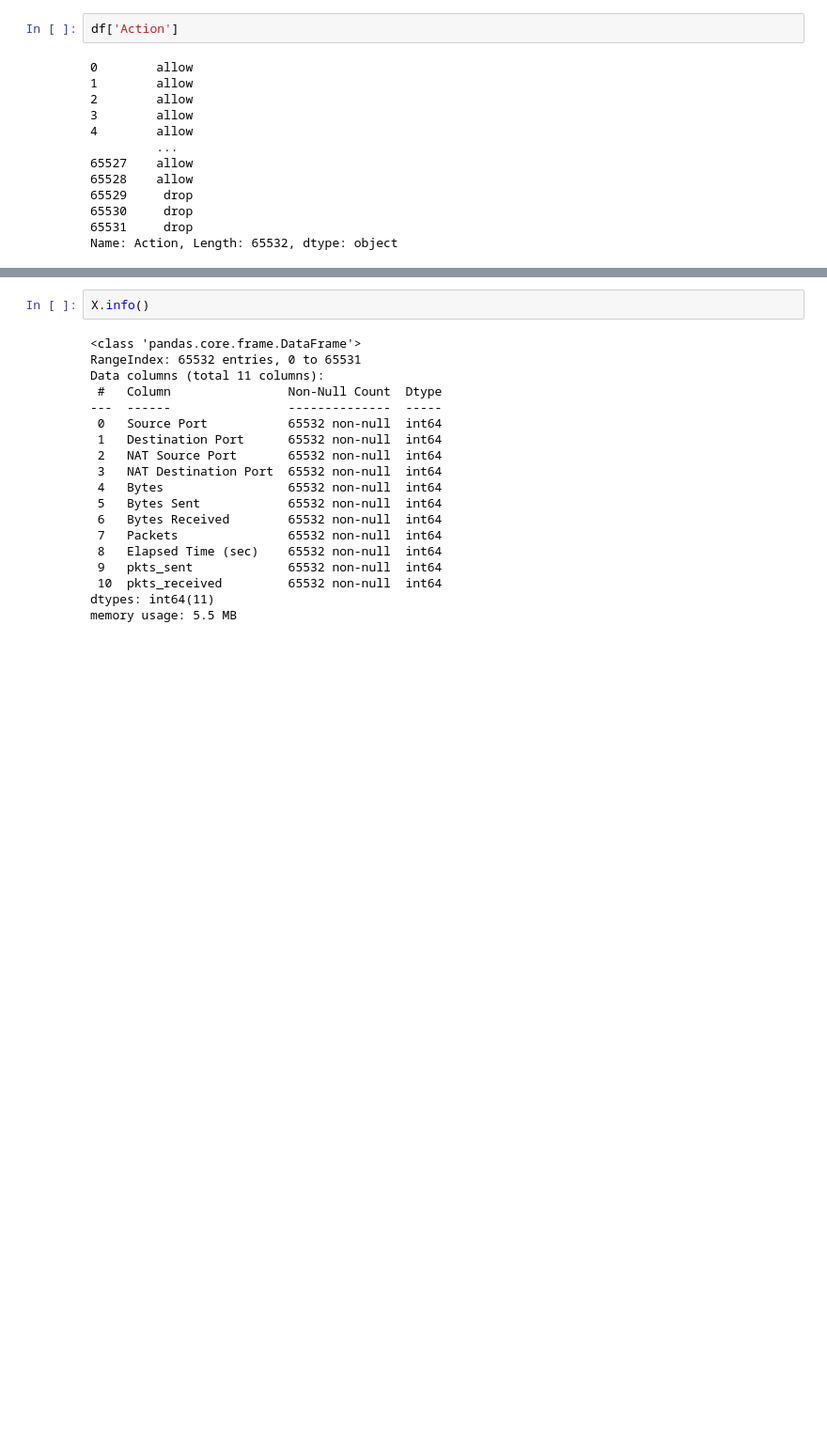
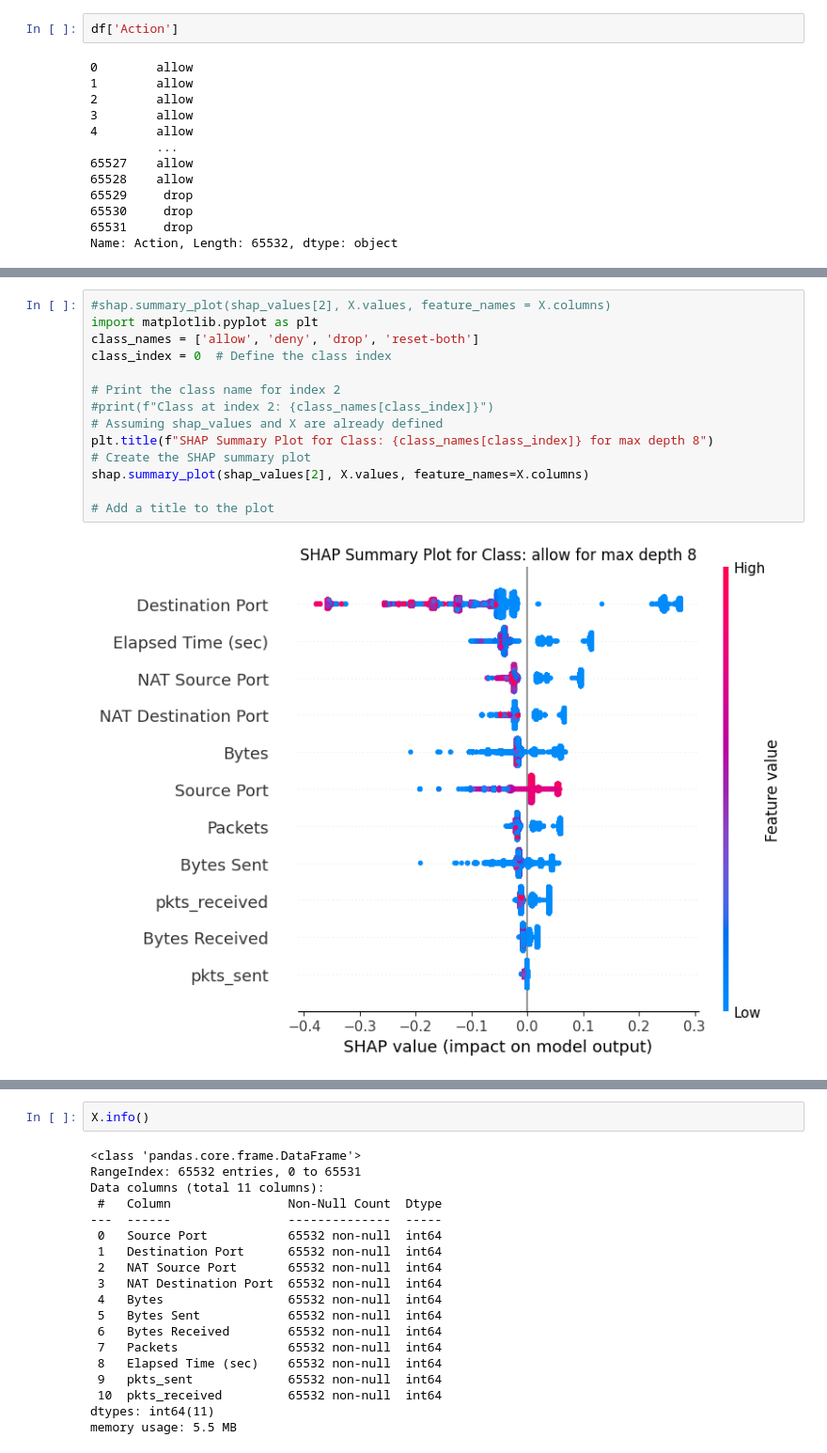
Before and after one commit to mual2100/Bachelor-s-graduation-project, a Jupyter notebook: notebook-shap.ipynb, the cells around one changed output, grey strips where cells are left out. Shown at 94% size. Saved outputs shown, nothing was run; the diff lists cells and outputs as text; blank space fills up the shorter version.

```diff
--- a/notebook-shap.ipynb
+++ b/notebook-shap.ipynb
@@ -179,3 +214,19 @@ shap.summary_plot(shap_values[0], X.values, feature_names = X.columns)
+# %%
+#shap.summary_plot(shap_values[2], X.values, feature_names = X.columns)
+import matplotlib.pyplot as plt
+class_names = ['allow', 'deny', 'drop', 'reset-both']
+class_index = 0  # Define the class index
+
+# Print the class name for index 2
+#print(f"Class at index 2: {class_names[class_index]}")
+# Assuming shap_values and X are already defined
+plt.title(f"SHAP Summary Plot for Class: {class_names[class_index]} for max depth 8")
+# Create the SHAP summary plot
+shap.summary_plot(shap_values[2], X.values, feature_names=X.columns)
+
+# Add a title to the plot
+# %% [output]
+[figure, added]
 # %%
 shap.summary_plot(shap_values[1], X.values, feature_names = X.columns)
 # %% [output]
```
Also changed, not shown: parts of 26 cells of this notebook.
